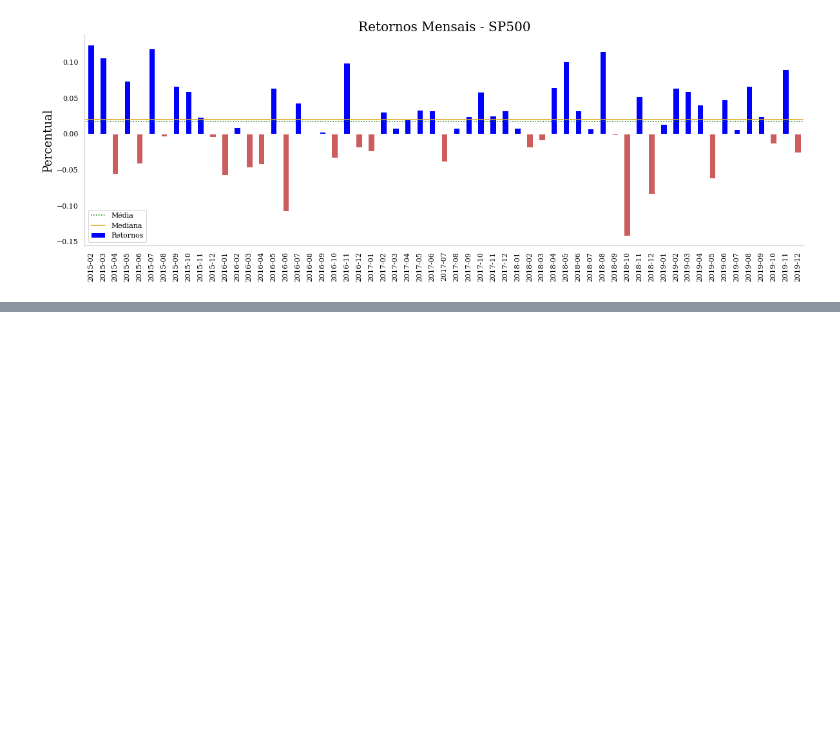
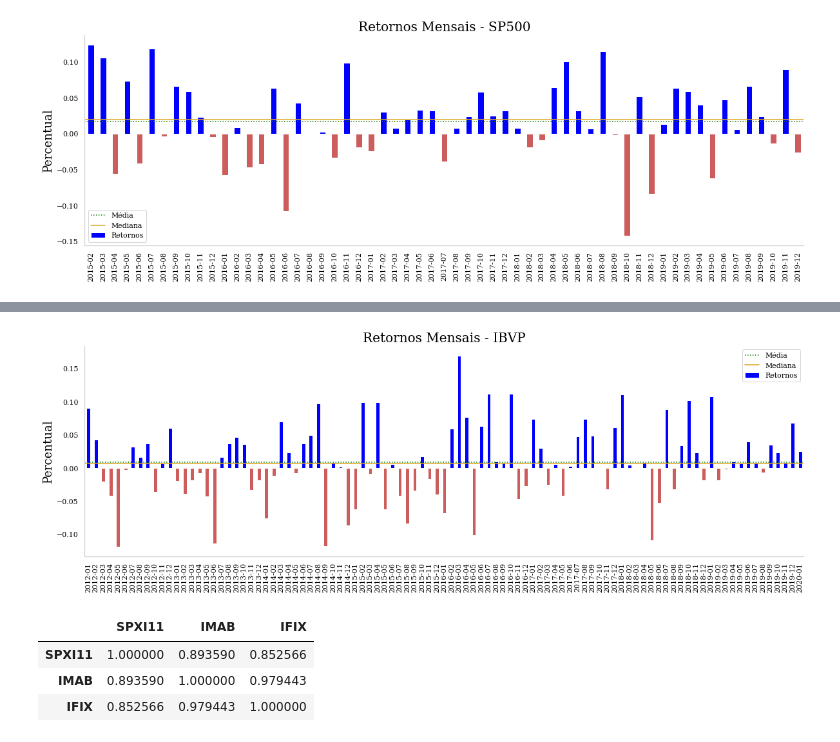
Before and after one commit to savimf/main_portfolio, a Jupyter notebook: ETFs/analise_individual.ipynb, the cells around one changed output, grey strips where cells are left out. Saved outputs shown, nothing was run; the diff lists cells and outputs as text; code cells hidden in the pictures; blank space fills up the shorter version.

```diff
--- a/ETFs/analise_individual.ipynb
+++ b/ETFs/analise_individual.ipynb
@@ -182,0 +248,8 @@ qt.plot_monthly_returns(
+# %%
+qt.plot_monthly_returns(
+    ibvp_past.m_returns()['Retornos'],
+    title='Retornos Mensais - IBVP',
+    size=(20, 6)
+)
+# %% [output]
+[figure, added]
@@ -182,0 +266,7 @@ qt.plot_monthly_returns(
+# %%
+etfs_past.prices.corr()
+# %% [output]
+|  | SPXI11 | IMAB | IFIX |
+| SPXI11 | 1.000000 | 0.893590 | 0.852566 |
+| IMAB | 0.893590 | 1.000000 | 0.979443 |
+| IFIX | 0.852566 | 0.979443 | 1.000000 |
```
Also changed, not shown: parts of 13 cells of this notebook, 1 other file.
